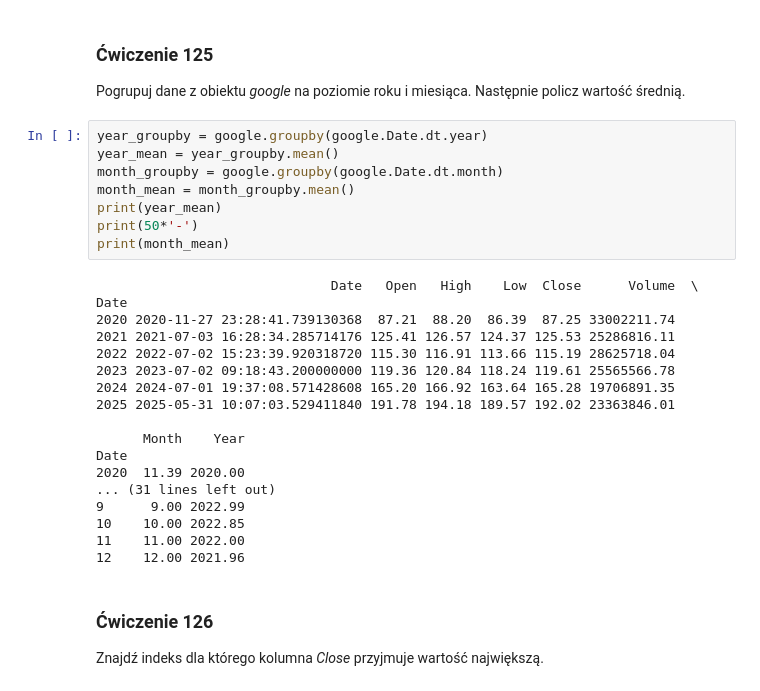
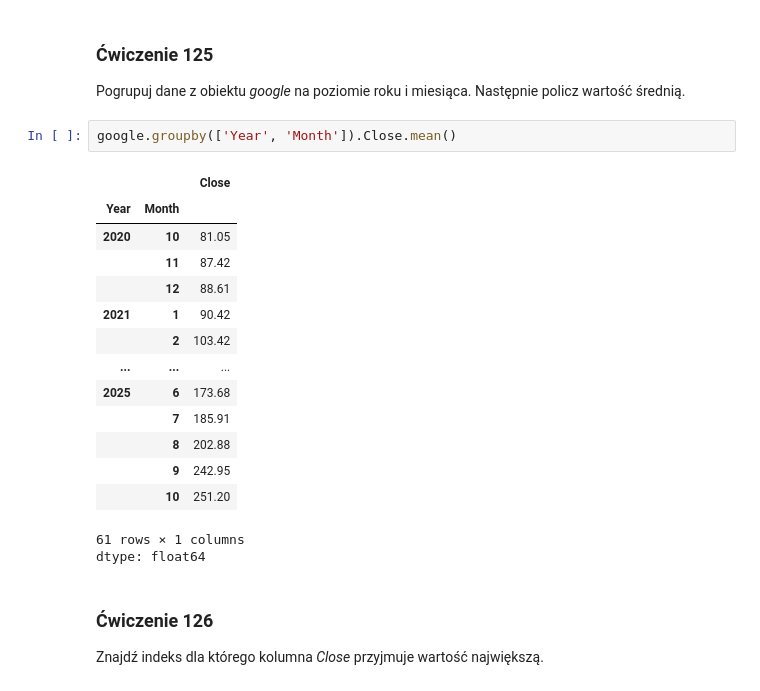
Before and after one commit to Krzesimir13/Data-Science, a Jupyter notebook: 121_130_exercises.ipynb, the cells around one changed output. Saved outputs shown, nothing was run; the diff lists cells and outputs as text.

```diff
--- a/121_130_exercises.ipynb
+++ b/121_130_exercises.ipynb
@@ -190,32 +190,24 @@ close_month.plot(ylabel='Close Mean')
 # %% [markdown]
 ### <a name='5'></a> Ćwiczenie 125
 Pogrupuj dane z obiektu _google_ na poziomie roku i miesiąca. Następnie policz wartość średnią.
-# %%
-year_groupby = google.groupby(google.Date.dt.year)
-year_mean = year_groupby.mean()
-month_groupby = google.groupby(google.Date.dt.month)
-month_mean = month_groupby.mean()
-print(year_mean)
-print(50*'-')
-print(month_mean)
-# %% [output]
-                              Date   Open   High    Low  Close      Volume  \
-Date
-2020 2020-11-27 23:28:41.739130368  87.21  88.20  86.39  87.25 33002211.74
-2021 2021-07-03 16:28:34.285714176 125.41 126.57 124.37 125.53 25286816.11
-2022 2022-07-02 15:23:39.920318720 115.30 116.91 113.66 115.19 28625718.04
-2023 2023-07-02 09:18:43.200000000 119.36 120.84 118.24 119.61 25565566.78
-2024 2024-07-01 19:37:08.571428608 165.20 166.92 163.64 165.28 19706891.35
-2025 2025-05-31 10:07:03.529411840 191.78 194.18 189.57 192.02 23363846.01
-
-      Month    Year
-Date
-2020  11.39 2020.00
-... (31 lines left out)
-9      9.00 2022.99
-10    10.00 2022.85
-11    11.00 2022.00
-12    12.00 2021.96
+# %%
+google.groupby(['Year', 'Month']).Close.mean()
+# %% [output]
+|  |  | Close |
+| Year | Month |  |
+| 2020 | 10 | 81.05 |
+|  | 11 | 87.42 |
+|  | 12 | 88.61 |
+| 2021 | 1 | 90.42 |
+|  | 2 | 103.42 |
+| ... | ... | ... |
+| 2025 | 6 | 173.68 |
+|  | 7 | 185.91 |
+|  | 8 | 202.88 |
+|  | 9 | 242.95 |
+|  | 10 | 251.20 |
+61 rows × 1 columns
+dtype: float64
 # %% [markdown]
 ### <a name='6'></a> Ćwiczenie 126
 Znajdź indeks dla którego kolumna _Close_ przyjmuje wartość największą.
```
Also changed, not shown: parts of 14 cells of this notebook.
